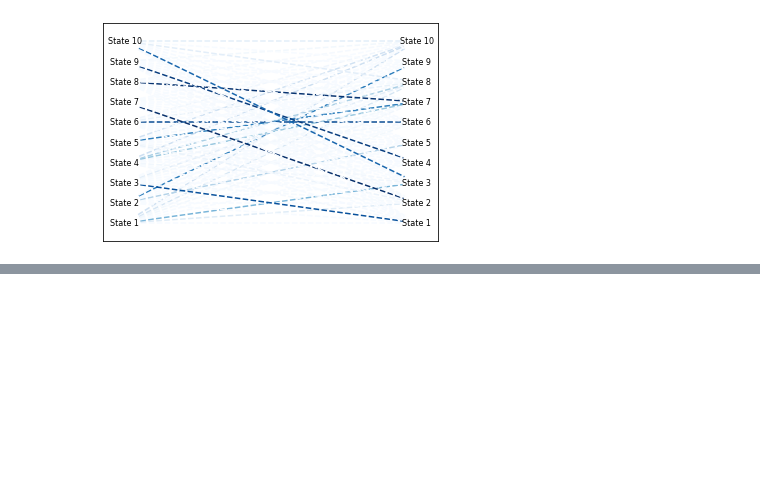
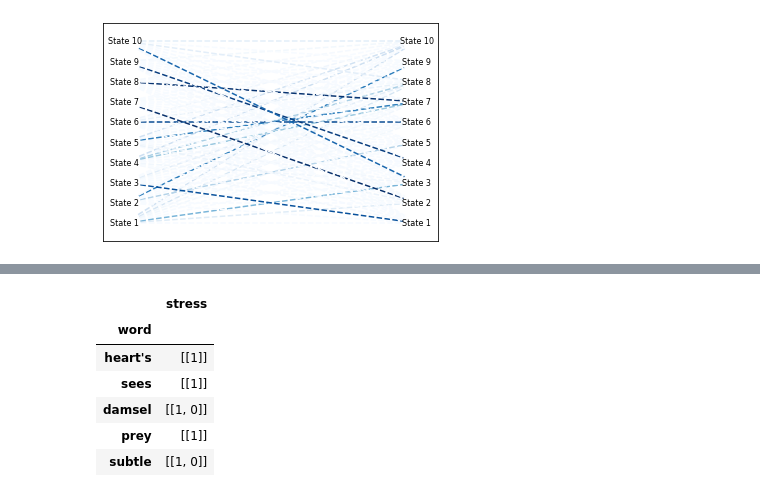
Before and after one commit to cjackal/CS155_PROJECT3, a Jupyter notebook: notebook.ipynb, the cells around one changed output, grey strips where cells are left out. Cells and saved outputs as stored; diff of their text form; code cells hidden in the pictures; blank space fills up the shorter version.

```diff
--- a/notebook.ipynb
+++ b/notebook.ipynb
@@ -470,0 +447,10 @@ topwords
+# %%
+df_stress_spenser.head()
+# %% [output]
+|  | stress |
+| word |  |
+| heart's | [[1]] |
+| sees | [[1]] |
+| damsel | [[1, 0]] |
+| prey | [[1]] |
+| subtle | [[1, 0]] |
```
Also changed, not shown: parts of 31 cells of this notebook, 10 other files.
